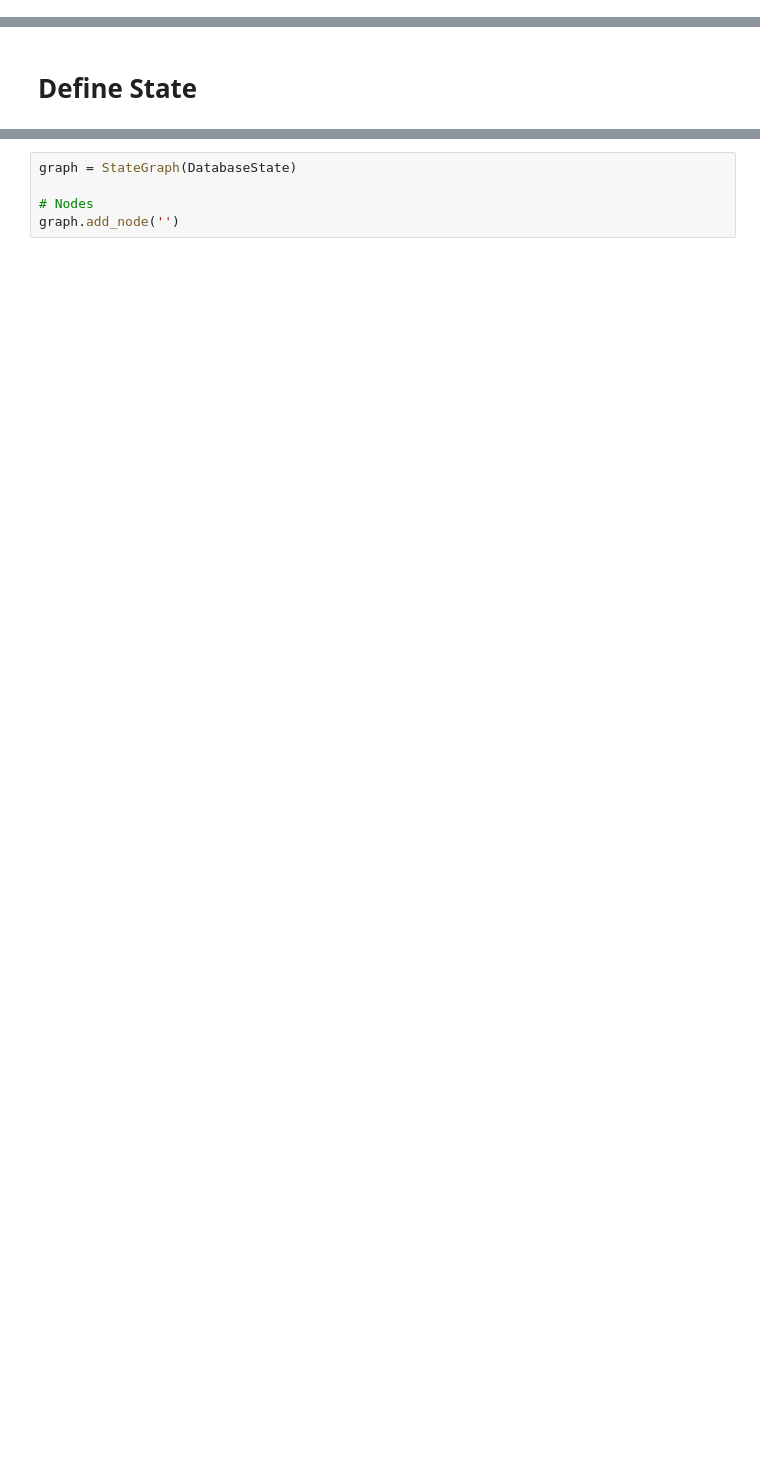
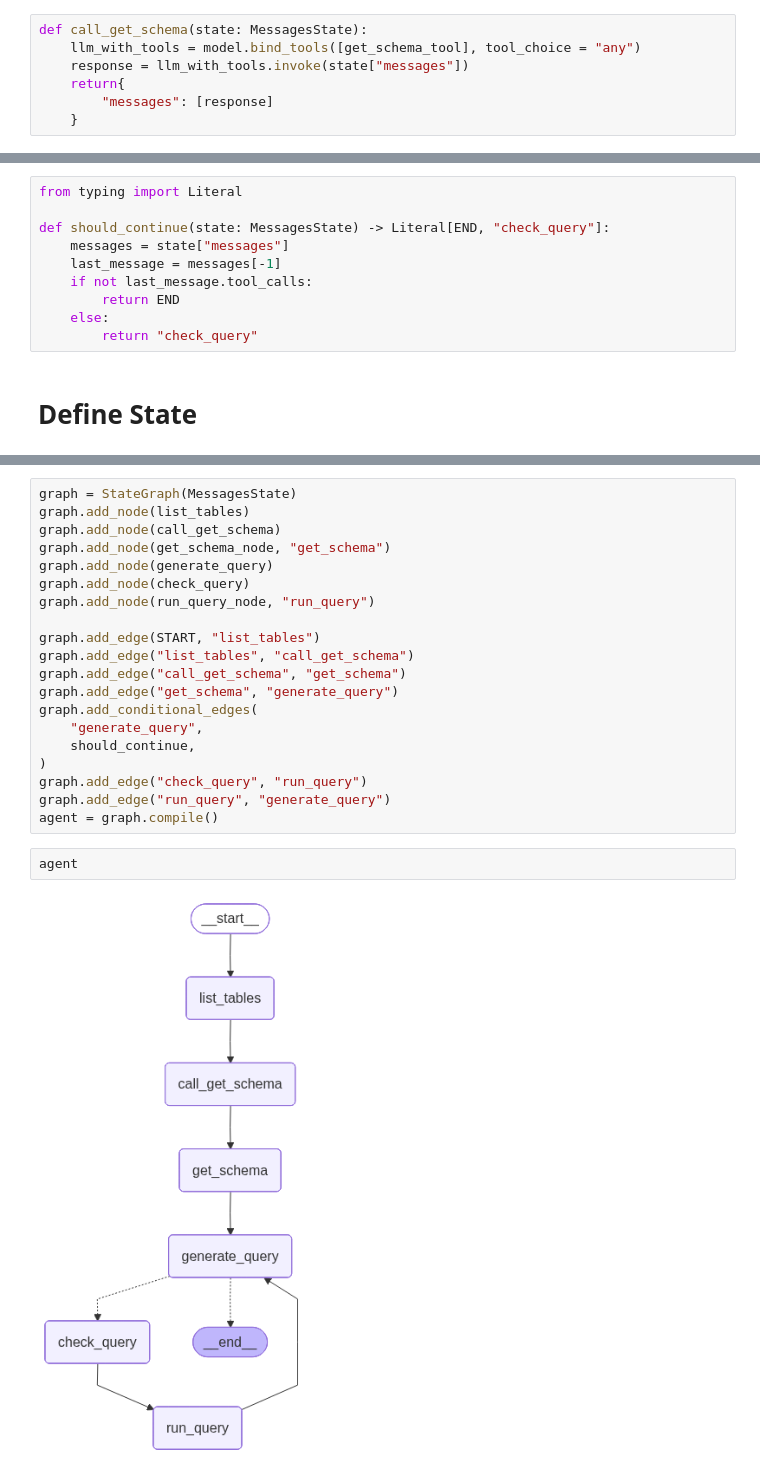
Before and after one commit to biplavdotcom/langgraph-tutorial, a Jupyter notebook: text_to_sql.ipynb, the cells around one changed output, grey strips where cells are left out. Drawn from its saved outputs; the diff is of its cells as text; blank space fills up the shorter version.

Commit message:
sql agent setup

```diff
--- a/text_to_sql.ipynb
+++ b/text_to_sql.ipynb
@@ -94 +121,8 @@ sql_db_query_checker: Use this tool to double check if your query is correct bef
+# %%
+def call_get_schema(state: MessagesState):
+    llm_with_tools = model.bind_tools([get_schema_tool], tool_choice = "any")
+    response = llm_with_tools.invoke(state["messages"])
+    return{
+        "messages": [response]
+    }
 # %%
@@ -153,2 +195,12 @@ SELECT first_name, last_name, salary FROM employees ORDER BY salary DESC LIMIT 1
+# %%
+from typing import Literal
+
+def should_continue(state: MessagesState) -> Literal[END, "check_query"]:
+    messages = state["messages"]
+    last_message = messages[-1]
+    if not last_message.tool_calls:
+        return END
+    else:
+        return "check_query"
 # %% [markdown]
 # Define State
@@ -159,5 +207,24 @@ class DatabaseState(TypedDict):
 # %%
-graph = StateGraph(DatabaseState)
+graph = StateGraph(MessagesState)
+graph.add_node(list_tables)
+graph.add_node(call_get_schema)
+graph.add_node(get_schema_node, "get_schema")
+graph.add_node(generate_query)
+graph.add_node(check_query)
+graph.add_node(run_query_node, "run_query")
 
-# Nodes
-graph.add_node('')
+graph.add_edge(START, "list_tables")
+graph.add_edge("list_tables", "call_get_schema")
+graph.add_edge("call_get_schema", "get_schema")
+graph.add_edge("get_schema", "generate_query")
+graph.add_conditional_edges(
+    "generate_query",
+    should_continue,
+)
+graph.add_edge("check_query", "run_query")
+graph.add_edge("run_query", "generate_query")
+agent = graph.compile()
+# %%
+agent
+# %% [output]
+[figure, added]
```
Also changed, not shown: parts of 13 cells of this notebook, 4 other files.
